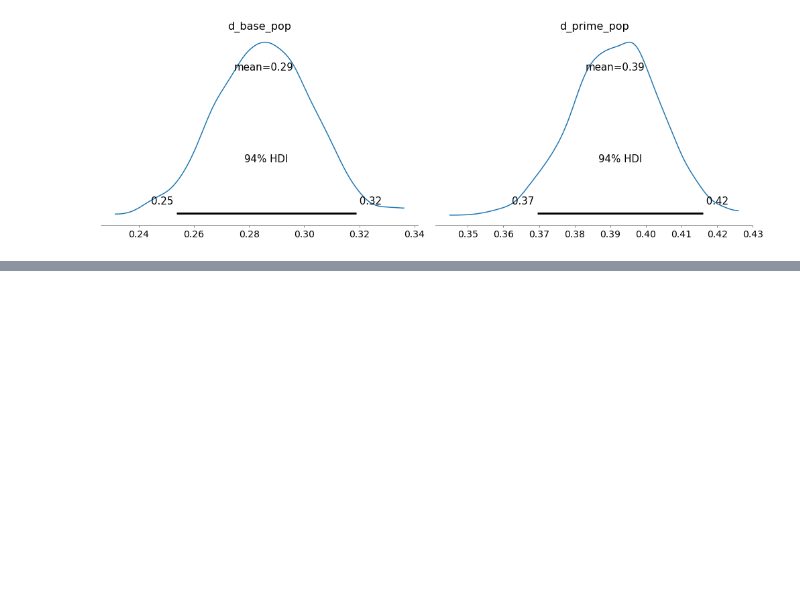
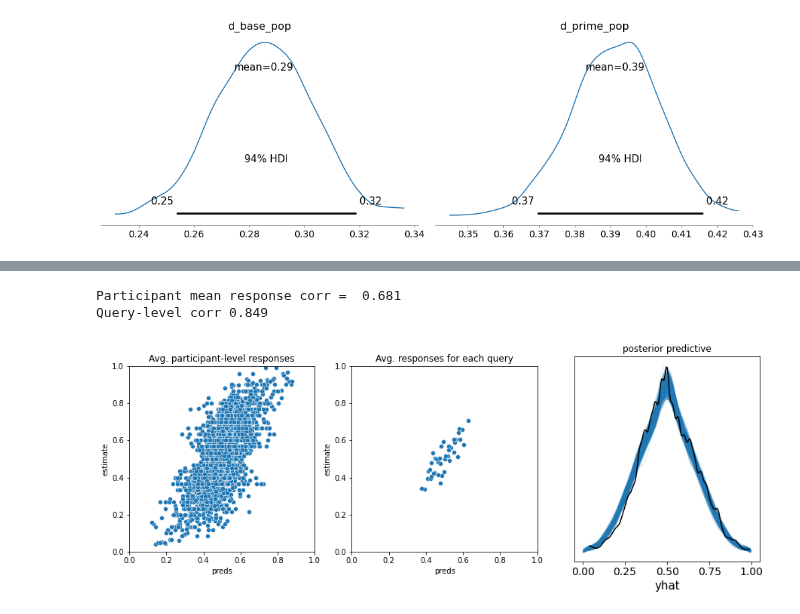
Before and after one commit to derekpowell/bayesian-sampler, a Jupyter notebook: bsampler-numpyro-exp2.ipynb, the cells around one changed output, grey strips where cells are left out. Cells and saved outputs as stored; diff of their text form; code cells hidden in the pictures; blank space fills up the shorter version.

```diff
--- a/bsampler-numpyro-exp2.ipynb
+++ b/bsampler-numpyro-exp2.ipynb
@@ -428,0 +571,5 @@ array([<AxesSubplot:title={'center':'d_base_pop'}>,
+# %%
+kernel = DiscreteHMCGibbs(NUTS(PTN_complex_mlm_mix, target_accept_prob=.90), modified=True)
+mcmc_ptn_mlm_mix = MCMC(kernel, 500, 500, num_chains=2)
+
+mcmc_ptn_mlm_mix.run(random.PRNGKey(0), X_data, y_data)
@@ -428,0 +578,7 @@ array([<AxesSubplot:title={'center':'d_base_pop'}>,
+# %%
+az_data_ptn_mlm_mix = make_arviz_data(mcmc_ptn_mlm_mix, PTN_complex_mlm_mix, X_data) # see model_helpers.py
+plot_model_preds(df, az_data_ptn_mlm_mix)
+# %% [output]
+Participant mean response corr =  0.681
+Query-level corr 0.849
+[figure, added]
```
Also changed, not shown: parts of 15 cells of this notebook, 5 other files.
